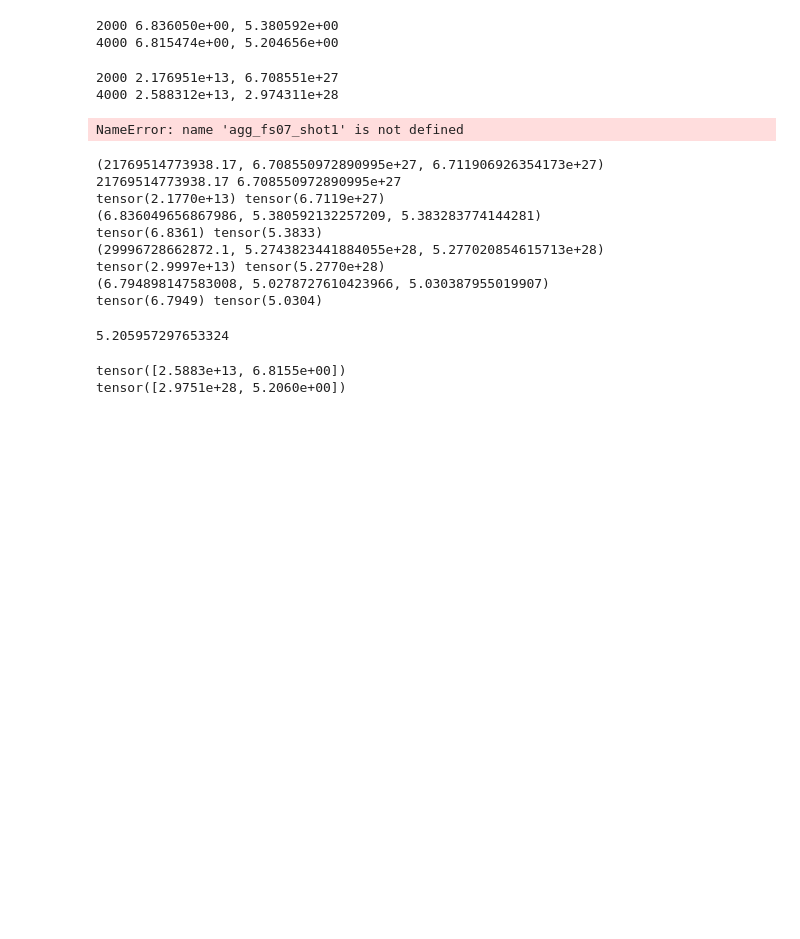
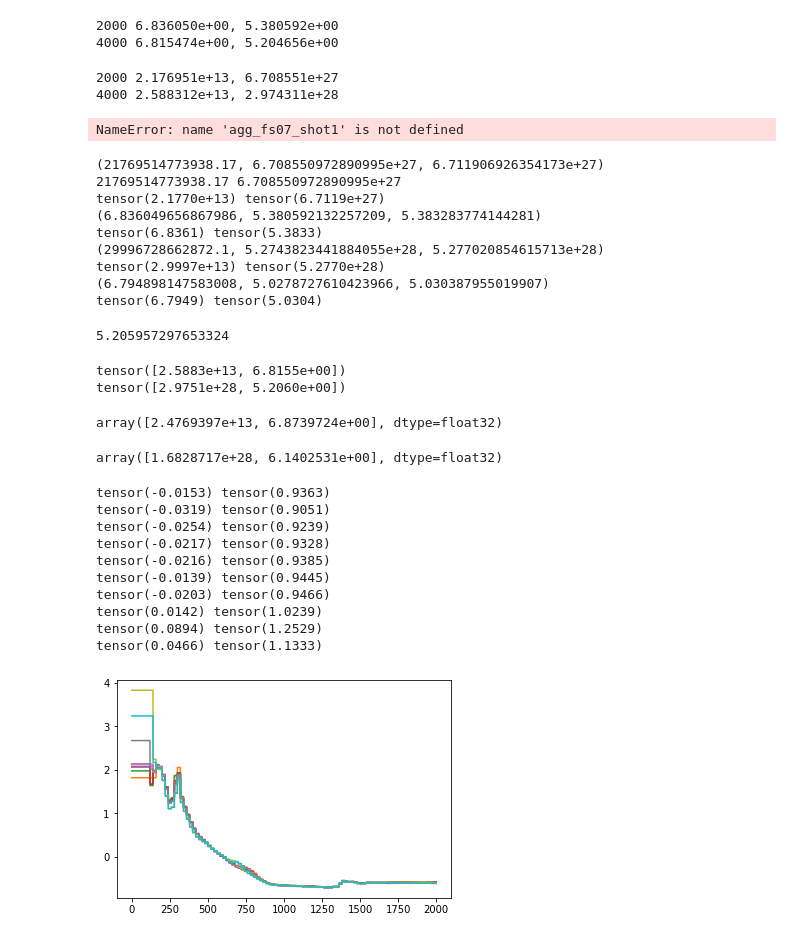
Before and after one commit to PPPLDeepLearning/frnn-loader, a Jupyter notebook: examples/notebooks/test_dataset_normalization.ipynb, the cells around one changed output. Saved outputs shown, nothing was run; the diff lists cells and outputs as text; code cells hidden in the pictures; blank space fills up the shorter version.

Commit message:
Working to get a full, normalized multi-shot dataset

```diff
--- a/examples/notebooks/test_dataset_normalization.ipynb
+++ b/examples/notebooks/test_dataset_normalization.ipynb
@@ -22,7 +24,8 @@ root = tempfile.mkdtemp(dir="/home/rkube/tmp")
 basedir = "/projects/FRNN/shot_lists"
 shotlist_clear = []
 
-count = 2
+num_shots = 10
+
 i = 0
 
 with open(join(basedir, "d3d_clear_100.txt"), "r") as fp:
@@ -32,7 +35,7 @@ with open(join(basedir, "d3d_clear_100.txt"), "r") as fp:
         shotlist_clear.append(shotnr)
 
         i += 1
-        if i >= count:
+        if i >= num_shots:
             break
 
 shotlist_disrupt = []
@@ -46,10 +49,10 @@ with open(join(basedir, "d3d_disrupt_100.txt"), "r") as fp:
         ttd_list.append(ttd)
 
         i += 1
-        if i >= count:
+        if i >= num_shots:
             break
 
 print("shotlist_clear = ", shotlist_clear)
 print("shotlist_disrupt = ", shotlist_disrupt)
-print("ttd = ", ttd)
+print("ttd = ", ttd_list)
 # %% [output]
@@ -59,7 +62,7 @@ ttd =  2.159
 # %%
 """Instantiate datasets that include TTD transformation"""
 
-my_resampler = resampler_causal(0.0, 2e3, 1e0)
+my_resampler = resampler_causal(0.0, 10e3, 1e0)
 
 # Instantiate a file backend
 my_backend_file = backend_hdf5("/home/rkube/datasets/frnn/")
@@ -69,11 +72,12 @@ root = root
 signal_fs07 = signal_0d("fs07")
 signal_q95 = signal_0d("q95")
 signal_pinj = signal_0d("bmspinj")
+signal_ip = signal_0d("ipspr15V")
 
 ds_clear_list = []
 for shotnr in shotlist_clear:
     ds = shot_dataset_disk(shotnr,
-                           predictors=[signal_fs07, signal_q95],
+                           predictors=[signal_fs07, signal_q95, signal_pinj, signal_ip],
                            resampler=my_resampler,
                            backend_file=my_backend_file,
                            fetcher=my_fetcher,
@@ -86,7 +90,7 @@ for shotnr in shotlist_clear:
 ds_disrupt_list = []
 for shotnr in shotlist_disrupt:
     ds = shot_dataset_disk(shotnr,
-                           predictors=[signal_fs07, signal_q95],
+                           predictors=[signal_fs07, signal_q95, signal_pinj, signal_ip],
                            resampler=my_resampler,
                            backend_file=my_backend_file,
                            fetcher=my_fetcher,
@@ -188,7 +210,7 @@ class aggregate:
             self.variance = self.M2 / self.count
             self.finalized = True
 # %%
-def calc_stats(ds, Q):
+def calc_stats_online(ds, Q):
 
     # Create a list of aggregators, one for each predictor
     agg_list = [aggregate(ds.shotnr, pred.tag) for pred in ds.predictors]
@@ -443,0 +531,27 @@ tensor([2.9751e+28, 5.2060e+00])
+# %%
+mean_all
+# %% [output]
+array([2.4769397e+13, 6.8739724e+00], dtype=float32)
+# %%
+var_all
+# %% [output]
+array([1.6828717e+28, 6.1402531e+00], dtype=float32)
+# %%
+for ds in ds_clear_list:
+    data = (ds[:][:,1] - mean_all[1]) / np.sqrt(var_all[1])
+
+    print(data.mean(), data.std())
+
+    plt.plot(data)
+# %% [output]
+tensor(-0.0153) tensor(0.9363)
+tensor(-0.0319) tensor(0.9051)
+tensor(-0.0254) tensor(0.9239)
+tensor(-0.0217) tensor(0.9328)
+tensor(-0.0216) tensor(0.9385)
+tensor(-0.0139) tensor(0.9445)
+tensor(-0.0203) tensor(0.9466)
+tensor(0.0142) tensor(1.0239)
+tensor(0.0894) tensor(1.2529)
+tensor(0.0466) tensor(1.1333)
+[figure, added]
```
Also changed, not shown: parts of 8 cells of this notebook, 9 other files.
